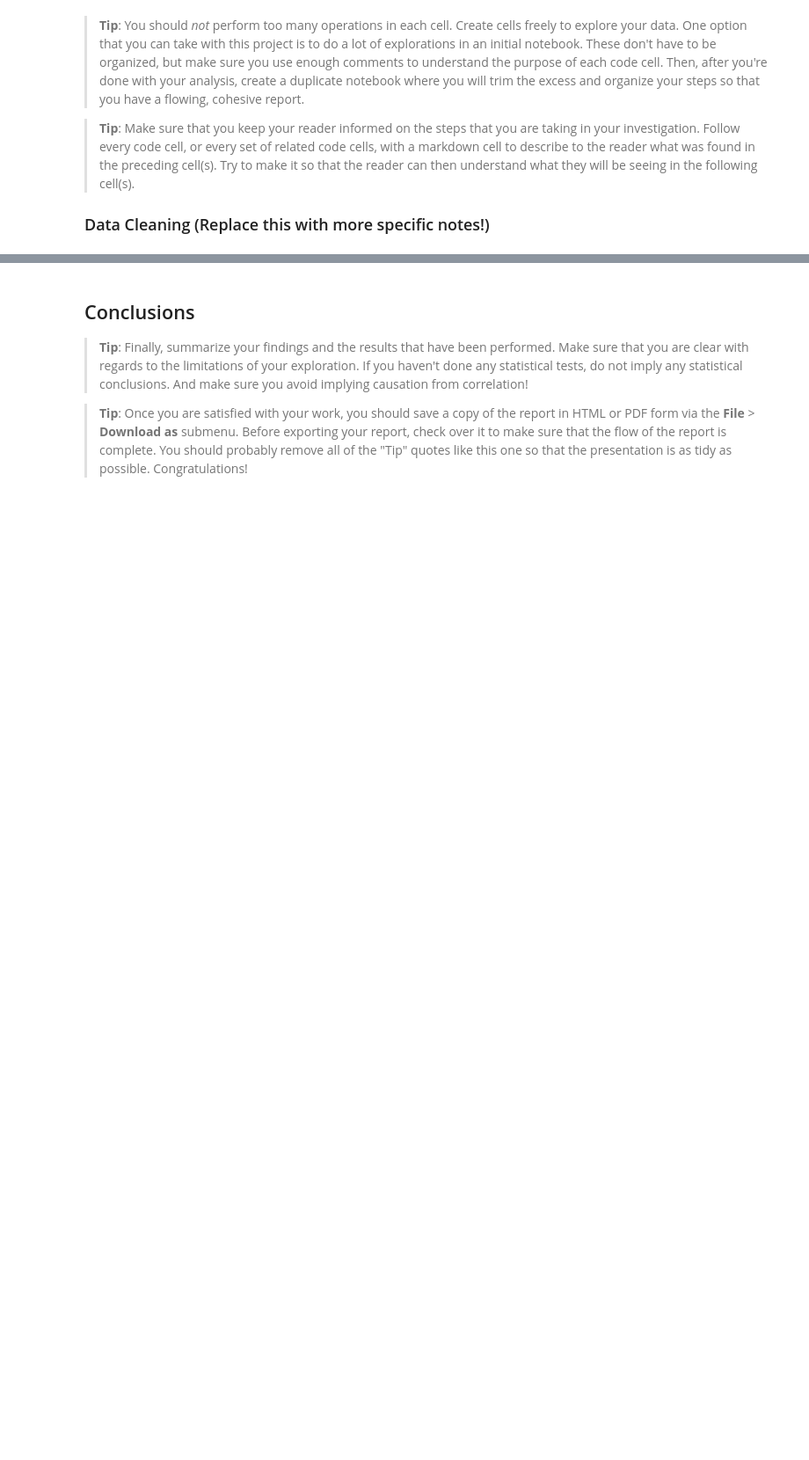
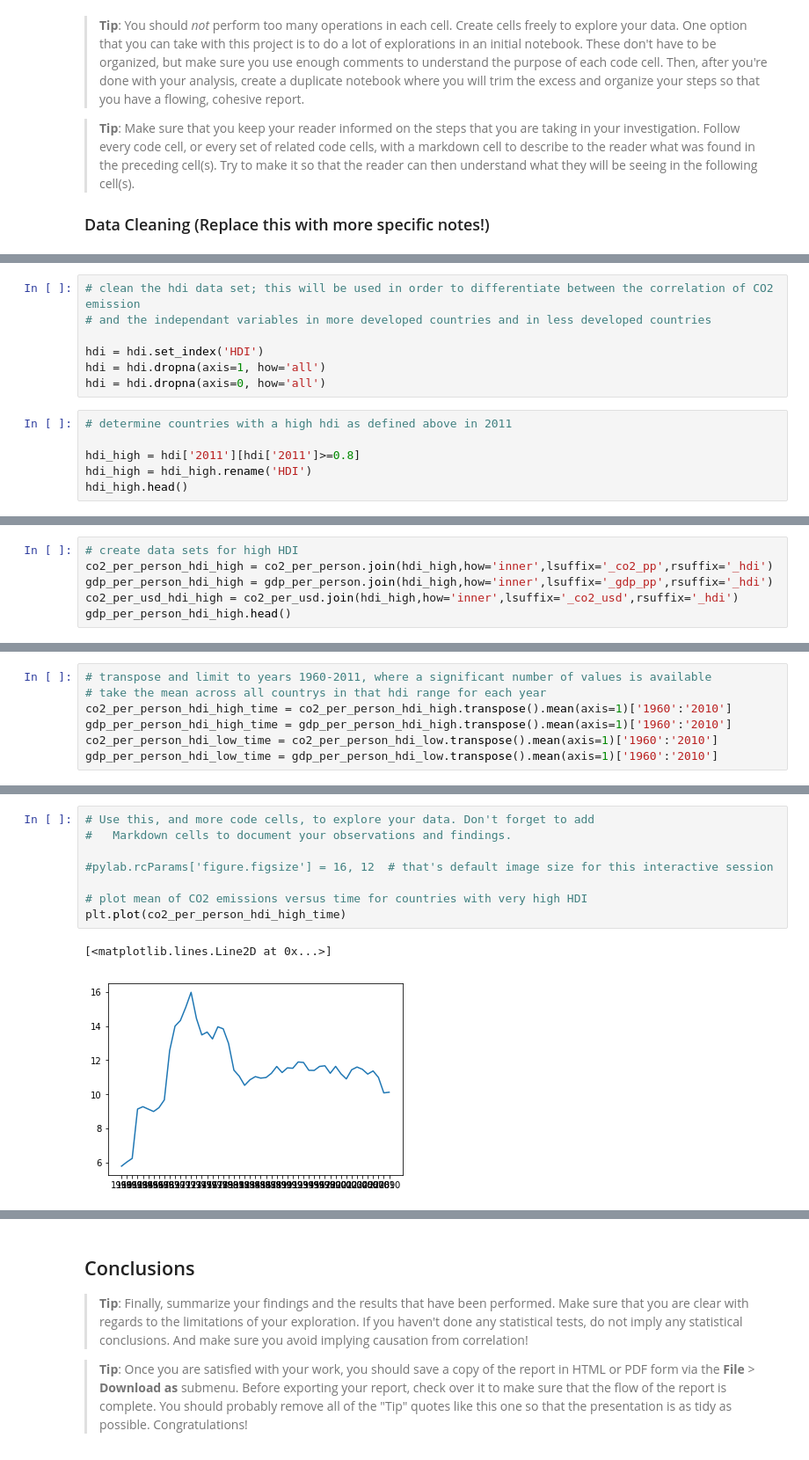
Before and after one commit to hstoefen/Intro-to-Data-Analysis, a Jupyter notebook: Final Project/project_draft1.ipynb, the cells around one changed output, grey strips where cells are left out. Shown: that part at 88% size. Saved outputs shown, nothing was run; the diff lists cells and outputs as text; blank space fills up the shorter version.

Commit message:
hdi and visualization

```diff
--- a/Final Project/project_draft1.ipynb
+++ b/Final Project/project_draft1.ipynb
@@ -194,0 +165,13 @@ co2_per_usd.describe()
+# %%
+# clean the hdi data set; this will be used in order to differentiate between the correlation of CO2 emission
+# and the independant variables in more developed countries and in less developed countries
+
+hdi = hdi.set_index('HDI')
+hdi = hdi.dropna(axis=1, how='all')
+hdi = hdi.dropna(axis=0, how='all')
+# %%
+# determine countries with a high hdi as defined above in 2011
+
+hdi_high = hdi['2011'][hdi['2011']>=0.8]
+hdi_high = hdi_high.rename('HDI')
+hdi_high.head()
@@ -194,0 +200,6 @@ co2_per_usd.describe()
+# %%
+# create data sets for high HDI
+co2_per_person_hdi_high = co2_per_person.join(hdi_high,how='inner',lsuffix='_co2_pp',rsuffix='_hdi')
+gdp_per_person_hdi_high = gdp_per_person.join(hdi_high,how='inner',lsuffix='_gdp_pp',rsuffix='_hdi')
+co2_per_usd_hdi_high = co2_per_usd.join(hdi_high,how='inner',lsuffix='_co2_usd',rsuffix='_hdi')
+gdp_per_person_hdi_high.head()
@@ -194,0 +234,7 @@ co2_per_usd.describe()
+# %%
+# transpose and limit to years 1960-2011, where a significant number of values is available
+# take the mean across all countrys in that hdi range for each year
+co2_per_person_hdi_high_time = co2_per_person_hdi_high.transpose().mean(axis=1)['1960':'2010']
+gdp_per_person_hdi_high_time = gdp_per_person_hdi_high.transpose().mean(axis=1)['1960':'2010']
+co2_per_person_hdi_low_time = co2_per_person_hdi_low.transpose().mean(axis=1)['1960':'2010']
+gdp_per_person_hdi_low_time = gdp_per_person_hdi_low.transpose().mean(axis=1)['1960':'2010']
@@ -194,0 +248,11 @@ co2_per_usd.describe()
+# %%
+# Use this, and more code cells, to explore your data. Don't forget to add
+#   Markdown cells to document your observations and findings.
+
+#pylab.rcParams['figure.figsize'] = 16, 12  # that's default image size for this interactive session
+
+# plot mean of CO2 emissions versus time for countries with very high HDI
+plt.plot(co2_per_person_hdi_high_time)
+# %% [output]
+[<matplotlib.lines.Line2D at 0x...>]
+[figure, added]
```
Also changed, not shown: parts of 46 cells of this notebook, 5 other files.
